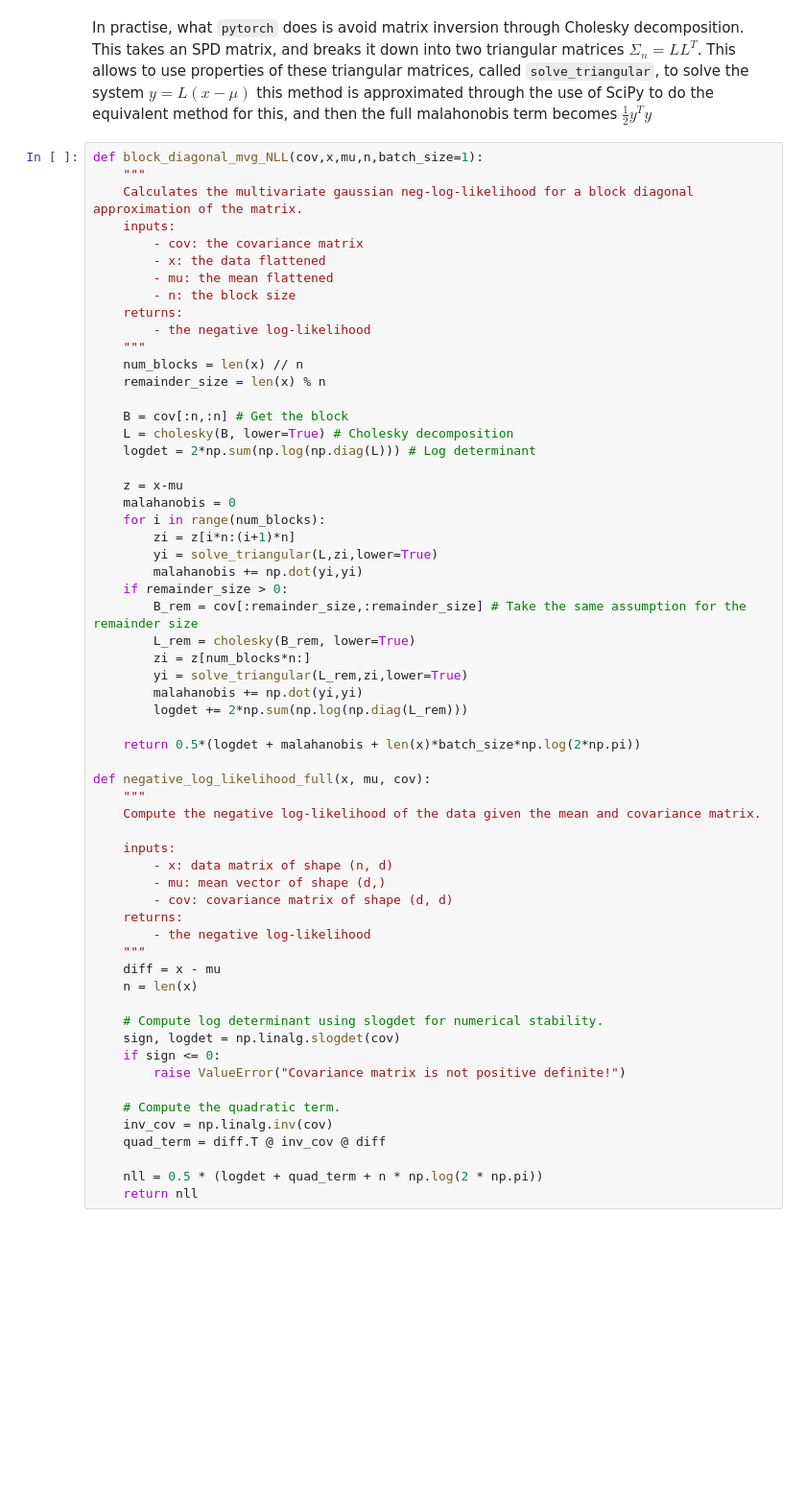
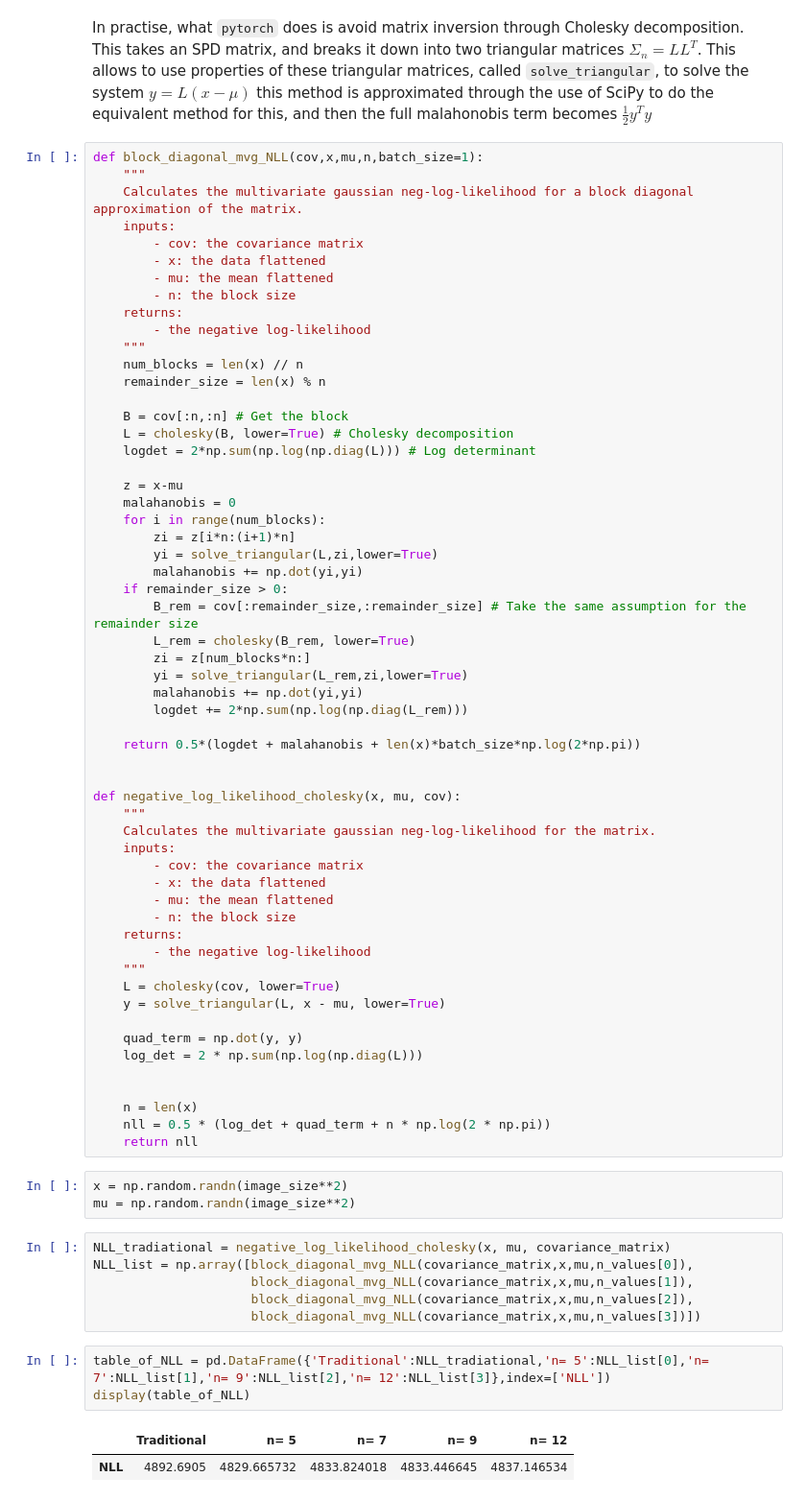
Before and after one commit to AbhishekDey03/mathematical-notebooks, a Jupyter notebook: covariance_matrix_calculations.ipynb, the cells around one changed output. Shown at 96% size. Cells and saved outputs as stored; diff of their text form; blank space fills up the shorter version.

Commit message:
Added calculations and printed a table

```diff
--- a/covariance_matrix_calculations.ipynb
+++ b/covariance_matrix_calculations.ipynb
@@ -189,28 +189,40 @@ def block_diagonal_mvg_NLL(cov,x,mu,n,batch_size=1):
 
     return 0.5*(logdet + malahanobis + len(x)*batch_size*np.log(2*np.pi))
 
-def negative_log_likelihood_full(x, mu, cov):
+
+def negative_log_likelihood_cholesky(x, mu, cov):
     """
-    Compute the negative log-likelihood of the data given the mean and covariance matrix.
-
+    Calculates the multivariate gaussian neg-log-likelihood for the matrix.
     inputs:
-        - x: data matrix of shape (n, d)
-        - mu: mean vector of shape (d,)
-        - cov: covariance matrix of shape (d, d)
+        - cov: the covariance matrix
+        - x: the data flattened
+        - mu: the mean flattened
+        - n: the block size
     returns:
         - the negative log-likelihood
     """
-    diff = x - mu
+    L = cholesky(cov, lower=True)
+    y = solve_triangular(L, x - mu, lower=True)
+
+    quad_term = np.dot(y, y)
+    log_det = 2 * np.sum(np.log(np.diag(L)))
+
+
     n = len(x)
-
-    # Compute log determinant using slogdet for numerical stability.
-    sign, logdet = np.linalg.slogdet(cov)
-    if sign <= 0:
-        raise ValueError("Covariance matrix is not positive definite!")
-
-    # Compute the quadratic term.
-    inv_cov = np.linalg.inv(cov)
-    quad_term = diff.T @ inv_cov @ diff
-
-    nll = 0.5 * (logdet + quad_term + n * np.log(2 * np.pi))
+    nll = 0.5 * (log_det + quad_term + n * np.log(2 * np.pi))
     return nll
+# %%
+x = np.random.randn(image_size**2)
+mu = np.random.randn(image_size**2)
+# %%
+NLL_tradiational = negative_log_likelihood_cholesky(x, mu, covariance_matrix)
+NLL_list = np.array([block_diagonal_mvg_NLL(covariance_matrix,x,mu,n_values[0]),
+                     block_diagonal_mvg_NLL(covariance_matrix,x,mu,n_values[1]),
+                     block_diagonal_mvg_NLL(covariance_matrix,x,mu,n_values[2]),
+                     block_diagonal_mvg_NLL(covariance_matrix,x,mu,n_values[3])])
+# %%
+table_of_NLL = pd.DataFrame({'Traditional':NLL_tradiational,'n= 5':NLL_list[0],'n= 7':NLL_list[1],'n= 9':NLL_list[2],'n= 12':NLL_list[3]},index=['NLL'])
+display(table_of_NLL)
+# %% [output]
+|  | Traditional | n= 5 | n= 7 | n= 9 | n= 12 |
+| NLL | 4892.6905 | 4829.665732 | 4833.824018 | 4833.446645 | 4837.146534 |
```
